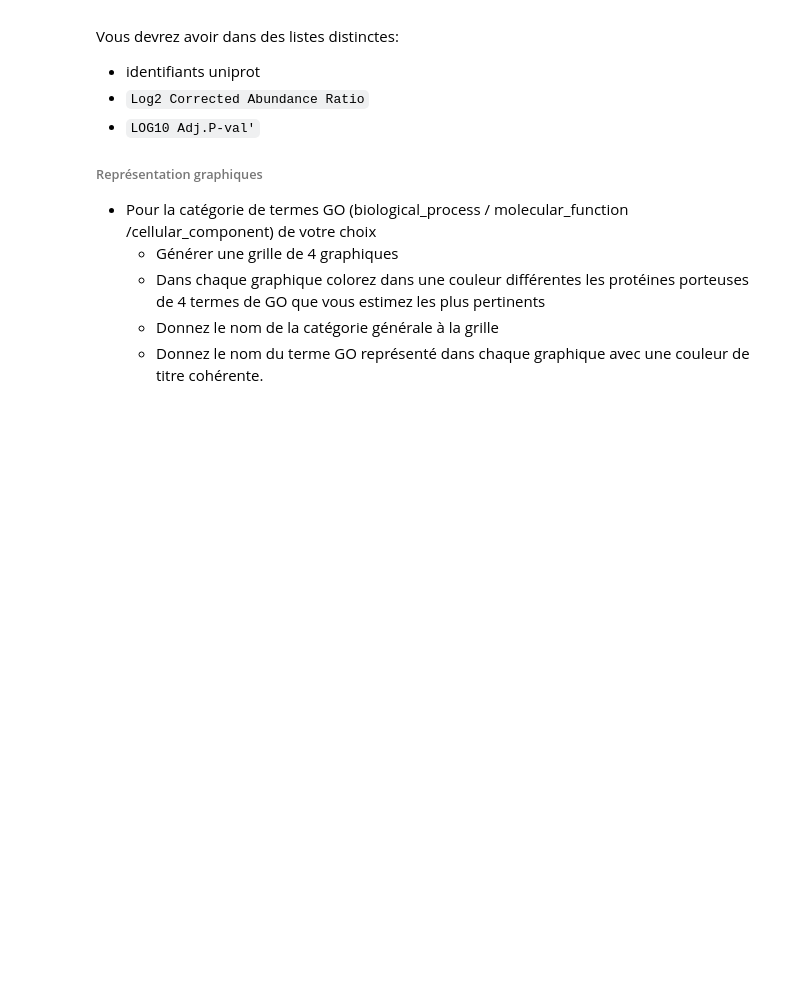
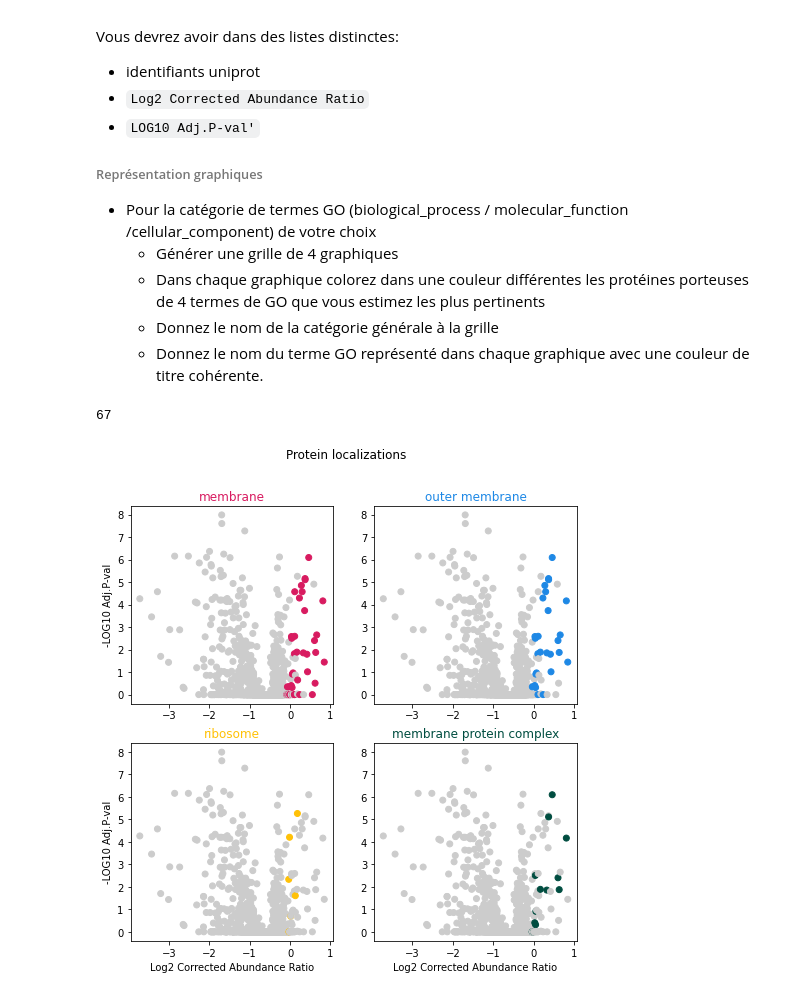
Before and after one commit to gnoiret/VDB_jupyter, a Jupyter notebook: exercices/TP2.ipynb, the cells around one changed output. Saved outputs shown, nothing was run; the diff lists cells and outputs as text; code cells hidden in the pictures; blank space fills up the shorter version.

```diff
--- a/exercices/TP2.ipynb
+++ b/exercices/TP2.ipynb
@@ -291,0 +410,6 @@ Les termes GO sont accessibles aux URL de la forme
+# %%
+goTerm_scores_cc = o.cellular_component(acc_interest)
+#print(acc_interest)
+#print(goTerm_scores_cc)
+rich_cc = Rich_GO_ORA(goTerm_scores_cc)
+rich_cc
@@ -305,3 +455,76 @@ Vous devrez avoir dans des listes distinctes:
     * Dans chaque graphique colorez dans une couleur différentes les protéines porteuses de 4 termes de GO que vous estimez les plus pertinents
     * Donnez le nom de la catégorie générale à la grille
     * Donnez le nom du terme GO représenté dans chaque graphique avec une couleur de titre cohérente.
+# %%
+df = datatcl[['Accession', 'Log2 Corrected Abundance Ratio', 'LOG10 Adj.P-val']]
+df = df.loc[df['Log2 Corrected Abundance Ratio'] > x_seuil]
+acc_interest = df.loc[df['Log2 Corrected Abundance Ratio'] > x_seuil]['Accession'].to_list()
+#print(len(acc_interest), 'proteins of interest:', acc_interest[:3], '...')
+
+acc = df['Accession']
+x = df['Log2 Corrected Abundance Ratio']
+y = df['LOG10 Adj.P-val']
+acc_list = acc.to_list()
+x_list = x.to_list()
+y_list = y.to_list()
+print(len(x))
+# %% [output]
+67
+# %%
+names = ['membrane', 'outer membrane', 'ribosome', 'membrane protein complex']
+colors = ['#D81B60', '#1E88E5', '#FFC107', '#004D40']
+selected_go = {}
+for name in names:
+    selected_go[name] = []
+#print('selected_go', selected_go)
+col_lists = dict(selected_go)
+
+for go in goTerm_scores_cc:
+    if go[1] in selected_go:
+        selected_go[go[1]] = go[3]
+        #print(go)
+        #print(go[1], selected_go[go[1]])
+# %%
+a = datatcl['Accession']
+x = datatcl['Log2 Corrected Abundance Ratio']
+y = datatcl['LOG10 Adj.P-val']
+
+for name in names:
+    datatcl['GO '+name] = [1 if datatcl.iloc[i]['Accession'] in selected_go[name] else 0 for i in range(len(datatcl))]
+    #print(datatcl['GO '+name])
+    #print(sum(datatcl['GO '+name]))
+
+base_color = '#CCCCCC'
+
+col1 = np.where(datatcl['GO '+names[0]] > 0,colors[0],base_color)
+col2 = np.where(datatcl['GO '+names[1]] > 0,colors[1],base_color)
+col3 = np.where(datatcl['GO '+names[2]] > 0,colors[2],base_color)
+col4 = np.where(datatcl['GO '+names[3]] > 0,colors[3],base_color)
+
+fig, ax = plt.subplots(figsize=(8,8), nrows=2, ncols=2)
+
+fig.suptitle('Protein localizations')
+
+ax[0][0].scatter(x, y, c=col1)
+#ax[0][0].set_xlabel('Log2 Corrected Abundance Ratio')
+ax[0][0].set_ylabel('-LOG10 Adj.P-val')
+ax[0][0].set_title(names[0], color=colors[0])
+
+ax[0][1].scatter(x, y, c=col2)
+#ax[0][1].set_xlabel('Log2 Corrected Abundance Ratio')
+#ax[0][1].set_ylabel('-LOG10 Adj.P-val')
+ax[0][1].set_title(names[1], color=colors[1])
+
+ax[1][0].scatter(x, y, c=col3)
+ax[1][0].set_xlabel('Log2 Corrected Abundance Ratio')
+ax[1][0].set_ylabel('-LOG10 Adj.P-val')
+ax[1][0].set_title(names[2], color=colors[2])
+
+ax[1][1].scatter(x, y, c=col4)
+ax[1][1].set_xlabel('Log2 Corrected Abundance Ratio')
+#ax[1][1].set_ylabel('-LOG10 Adj.P-val')
+ax[1][1].set_title(names[3], color=colors[3])
+
+plt.show()
+# %% [output]
+[figure, added]
```
Also changed, not shown: parts of 19 cells of this notebook.
